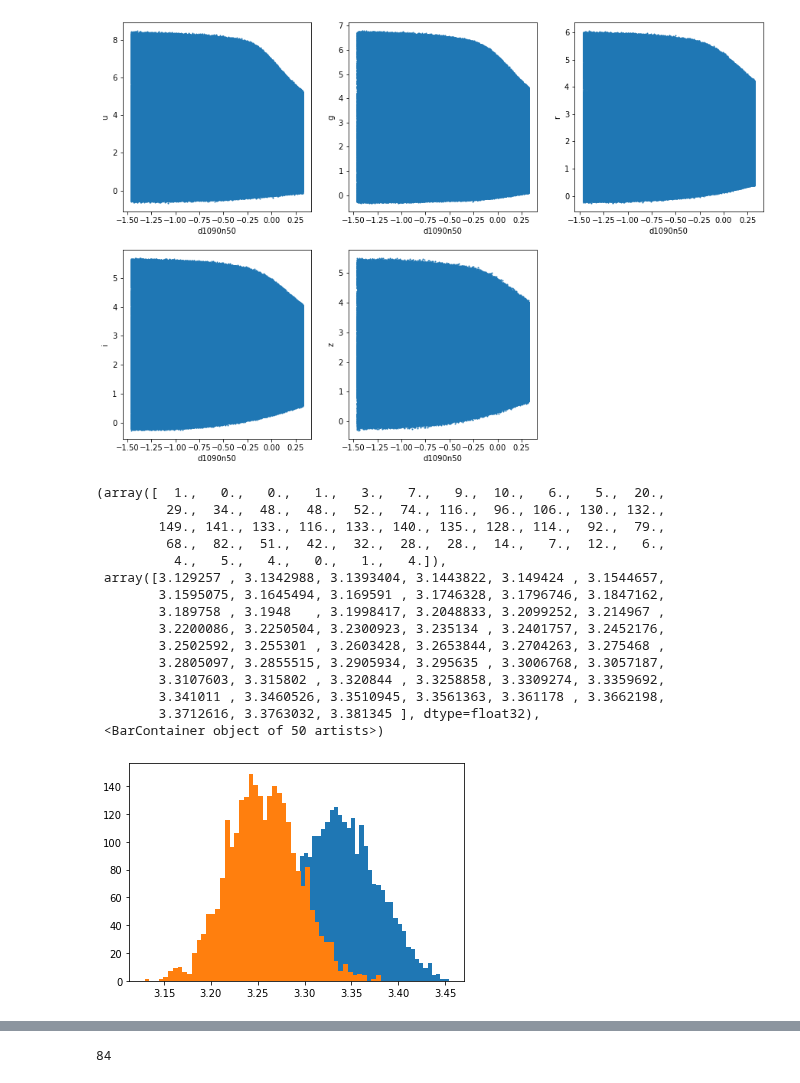
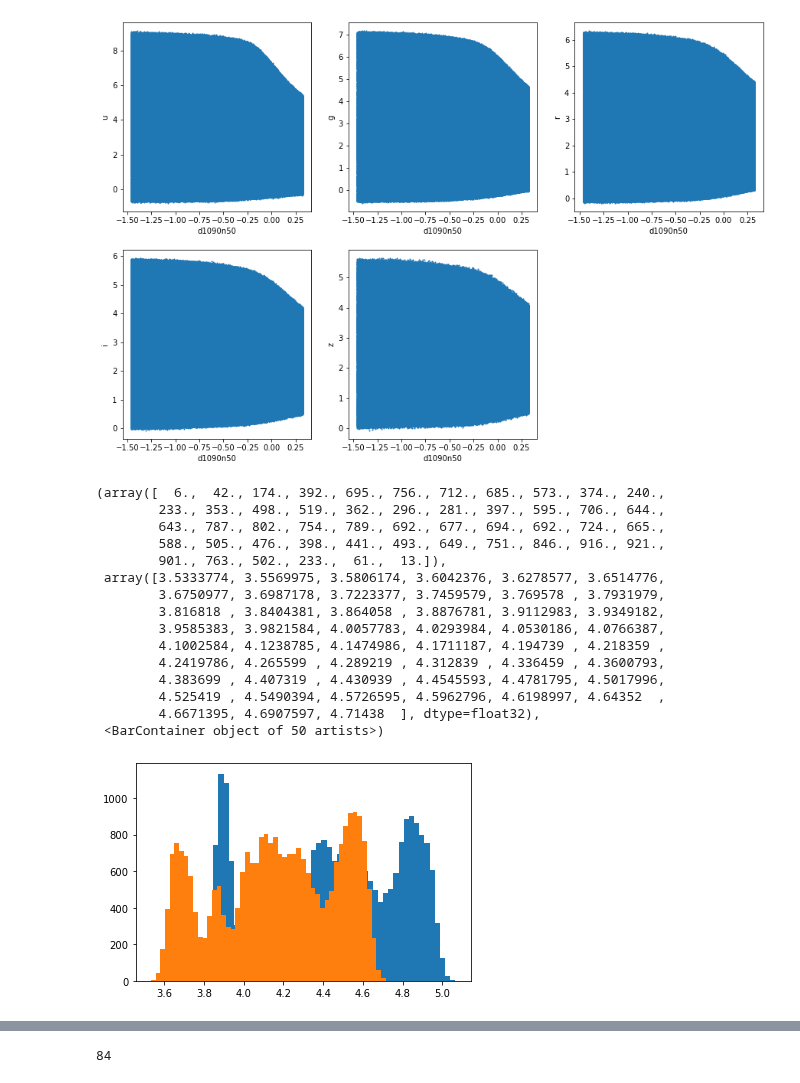
Before and after one commit to edoardorossi3/TESIedo_git, a Jupyter notebook: tesi_py/opt_lib_zfixed.ipynb, the cells around one changed output, grey strips where cells are left out. Drawn from its saved outputs; the diff is of its cells as text; code cells hidden in the pictures.

```diff
--- a/tesi_py/opt_lib_zfixed.ipynb
+++ b/tesi_py/opt_lib_zfixed.ipynb
@@ -7,10 +7,10 @@ import scipy.stats as stats
 import matplotlib.cm as cm
 import function_plot as f_plt
 # %%
-z='52'
-snr='5'
-#work_dir=os.getenv('HOME')+'/Desktop/TESI/models/Sandage_v4.1_Zfix_noburst_cb16MILES_1M/'
-work_dir='/export/home/extragal/zibetti/no_ownCloud/SteMaGE/data/SEDlibraries/Sandage_v4.1_Zfix_noburst_cb16MILES_1M/'
+z='62'
+snr='20'
+work_dir=os.getenv('HOME')+'/Desktop/TESI/models/Sandage_v4.1_Zfix_noburst_cb16MILES_1M/'
+#work_dir='/export/home/extragal/zibetti/no_ownCloud/SteMaGE/data/SEDlibraries/Sandage_v4.1_Zfix_noburst_cb16MILES_1M/'
 #idx_file=work_dir+'sandage_varZ_v4.1_m32fix_noburst_1M_spec_dcombnull_idx_001.fits'
 par_file=work_dir+'sandage_varZ_v4.1_m'+z+'fix_noburst_1M_spec_dcombnull_001_physpar_wagef.fits'
 model_file=work_dir+'sandage_varZ_v4.1_m'+z+'fix_noburst_1M.fits'
@@ -168,35 +168,35 @@ sigma9=np.sqrt(sigma_r**2+sigma_z**2)
 # %%
 fig_res_tot_mag=f_plt.idx_resol(d1090n50,mag_u,mag_g, mag_r, mag_i, mag_z, par_name='d1090n50', idx_name=['u', 'g', 'r', 'i', 'z'], figsize=(15,10))
 # %% [output]
-[figure, old version]
+[figure, new version]
 # %%
-idx_ref=((d1090n50<-1.0)&(np.log10(age50)<8.75)& (np.log10(age50)>8.7))
+idx_ref=((d1090n50<-1.0)&(np.log10(age50)<9.5)& (np.log10(age50)>9))
 
 isto_pert1=np.histogram(mag_r[idx_ref], bins=50)
 isto_pert2=np.histogram(mag_i[idx_ref], bins=50)
 isto_pert=np.histogram(mag_i[idx_ref]-mag_r[idx_ref], bins=50)
 
 
 plt.hist(mag_r[idx_ref], bins=50)
 plt.hist(mag_i[idx_ref], bins=50)
 #plt.plot(isto_pert[1][:-1], isto_pert[0])
 # %% [output]
-(array([  1.,   0.,   0.,   1.,   3.,   7.,   9.,  10.,   6.,   5.,  20.,
-         29.,  34.,  48.,  48.,  52.,  74., 116.,  96., 106., 130., 132.,
-        149., 141., 133., 116., 133., 140., 135., 128., 114.,  92.,  79.,
-         68.,  82.,  51.,  42.,  32.,  28.,  28.,  14.,   7.,  12.,   6.,
-          4.,   5.,   4.,   0.,   1.,   4.]),
- array([3.129257 , 3.1342988, 3.1393404, 3.1443822, 3.149424 , 3.1544657,
-        3.1595075, 3.1645494, 3.169591 , 3.1746328, 3.1796746, 3.1847162,
-        3.189758 , 3.1948   , 3.1998417, 3.2048833, 3.2099252, 3.214967 ,
-        3.2200086, 3.2250504, 3.2300923, 3.235134 , 3.2401757, 3.2452176,
-        3.2502592, 3.255301 , 3.2603428, 3.2653844, 3.2704263, 3.275468 ,
-        3.2805097, 3.2855515, 3.2905934, 3.295635 , 3.3006768, 3.3057187,
-        3.3107603, 3.315802 , 3.320844 , 3.3258858, 3.3309274, 3.3359692,
-        3.341011 , 3.3460526, 3.3510945, 3.3561363, 3.361178 , 3.3662198,
-        3.3712616, 3.3763032, 3.381345 ], dtype=float32),
+(array([  6.,  42., 174., 392., 695., 756., 712., 685., 573., 374., 240.,
+        233., 353., 498., 519., 362., 296., 281., 397., 595., 706., 644.,
+        643., 787., 802., 754., 789., 692., 677., 694., 692., 724., 665.,
+        588., 505., 476., 398., 441., 493., 649., 751., 846., 916., 921.,
+        901., 763., 502., 233.,  61.,  13.]),
+ array([3.5333774, 3.5569975, 3.5806174, 3.6042376, 3.6278577, 3.6514776,
+        3.6750977, 3.6987178, 3.7223377, 3.7459579, 3.769578 , 3.7931979,
+        3.816818 , 3.8404381, 3.864058 , 3.8876781, 3.9112983, 3.9349182,
+        3.9585383, 3.9821584, 4.0057783, 4.0293984, 4.0530186, 4.0766387,
+        4.1002584, 4.1238785, 4.1474986, 4.1711187, 4.194739 , 4.218359 ,
+        4.2419786, 4.265599 , 4.289219 , 4.312839 , 4.336459 , 4.3600793,
+        4.383699 , 4.407319 , 4.430939 , 4.4545593, 4.4781795, 4.5017996,
+        4.525419 , 4.5490394, 4.5726595, 4.5962796, 4.6198997, 4.64352  ,
+        4.6671395, 4.6907597, 4.71438  ], dtype=float32),
  <BarContainer object of 50 artists>)
-[figure, old version]
+[figure, new version]
 # %%
 idx_ref=((d1090n50<-1.0)&(np.log10(age50)<8.75)& (np.log10(age50)>8.7))
 arr=mag_i[idx_ref]-mag_r[idx_ref]
```
Also changed, not shown: parts of 4 cells of this notebook.
